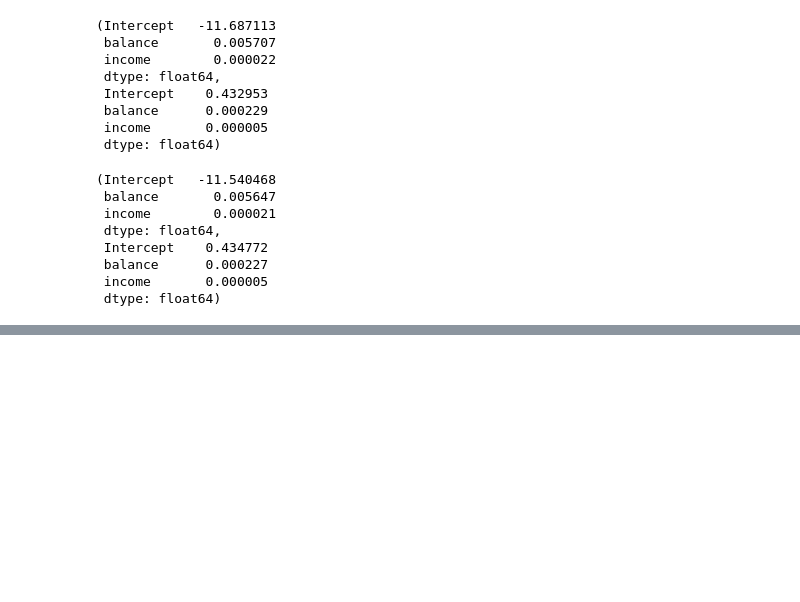
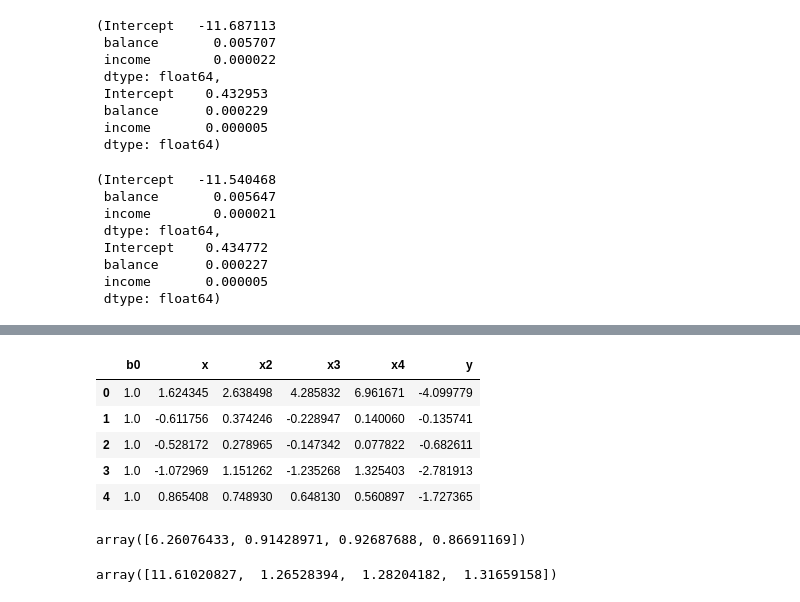
Before and after one commit to aligorjis/Statistical_Learning, a Jupyter notebook: Cross validation and bootstrap.ipynb, the cells around one changed output, grey strips where cells are left out. Drawn from its saved outputs; the diff is of its cells as text; code cells hidden in the pictures; blank space fills up the shorter version.

```diff
--- a/Cross validation and bootstrap.ipynb
+++ b/Cross validation and bootstrap.ipynb
@@ -174,0 +243,10 @@ result.params, result.bse
+# %%
+df = pd.DataFrame(np.array([np.ones(len(x)), x, x ** 2, x ** 3, x ** 4, y]).T, columns=['b0', 'x', 'x2', 'x3', 'x4', 'y'])
+df.head()
+# %% [output]
+|  | b0 | x | x2 | x3 | x4 | y |
+| 0 | 1.0 | 1.624345 | 2.638498 | 4.285832 | 6.961671 | -4.099779 |
+| 1 | 1.0 | -0.611756 | 0.374246 | -0.228947 | 0.140060 | -0.135741 |
+| 2 | 1.0 | -0.528172 | 0.278965 | -0.147342 | 0.077822 | -0.682611 |
+| 3 | 1.0 | -1.072969 | 1.151262 | -1.235268 | 1.325403 | -2.781913 |
+| 4 | 1.0 | 0.865408 | 0.748930 | 0.648130 | 0.560897 | -1.727365 |
@@ -174,0 +265,29 @@ result.params, result.bse
+# %%
+# each error here is average error for linear, quadratic, cubic and quartic model.
+# Looks like it stabilizes at quadratic.
+errors.mean(axis=0)
+# %% [output]
+array([6.26076433, 0.91428971, 0.92687688, 0.86691169])
+# %%
+# again with different seed.
+np.random.seed(2)
+x = np.random.randn(100)
+e = np.random.randn(100)
+y = x - 2*x**2 + e
+df = pd.DataFrame(np.array([np.ones(len(x)), x, x ** 2, x ** 3, x ** 4, y]).T, columns=['b0', 'x', 'x2', 'x3', 'x4', 'y'])
+
+
+X = df.iloc[:, :5]
+y = df['y']
+model = LinearRegression()
+errors = np.zeros((len(X), 4))
+for i in range(len(X)):
+    leave_out  = ~X.index.isin([i])
+    for j in range(4):
+        model.fit(X.iloc[leave_out, :j+2], y[leave_out])
+        errors[i, j] = (model.predict([X.iloc[i, :j+2]]) - y[i]) ** 2
+
+# quite a different average error. But again stabilizes at quadratic which makes sense
+errors.mean(axis=0)
+# %% [output]
+array([11.61020827,  1.26528394,  1.28204182,  1.31659158])
```
Also changed, not shown: parts of 27 cells of this notebook.
